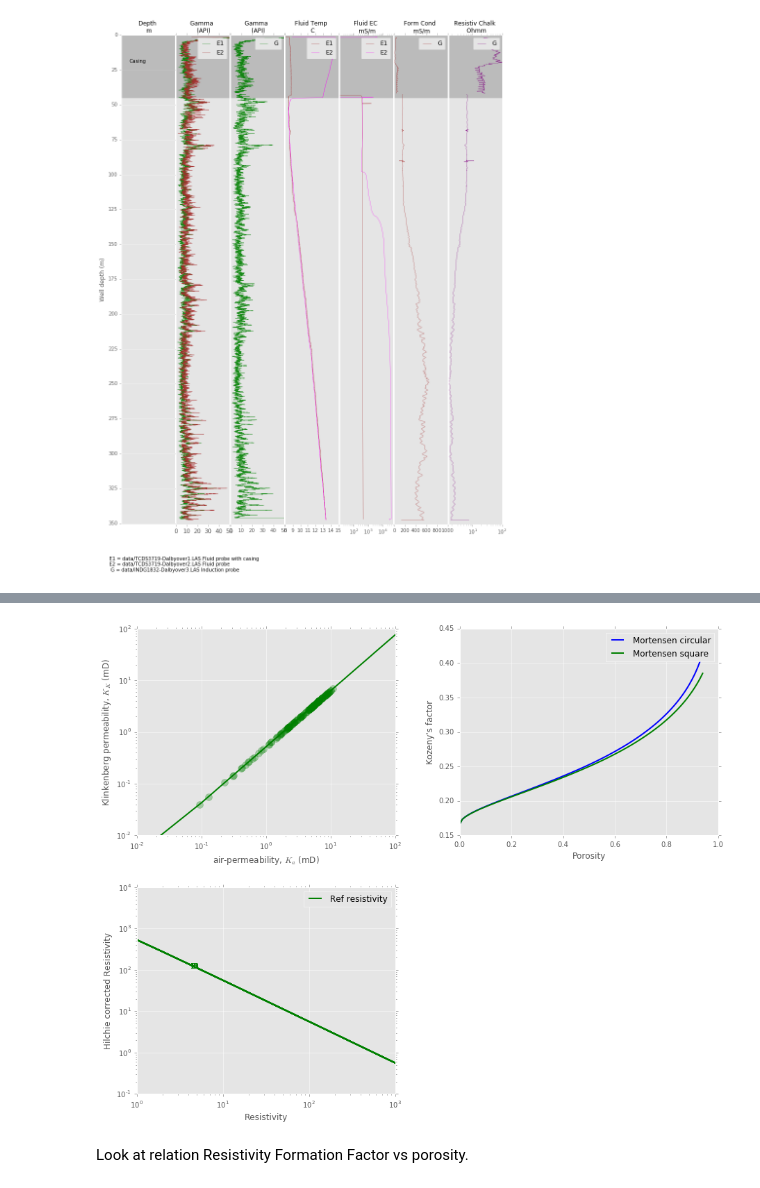
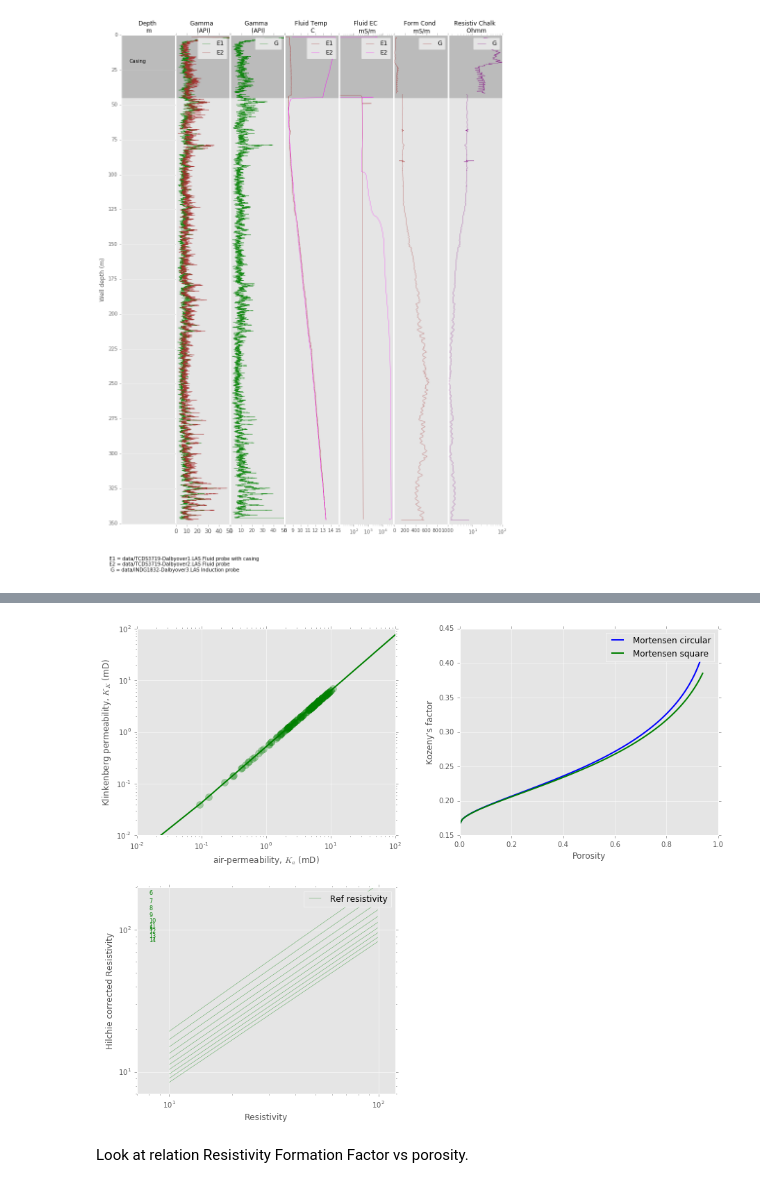
Before and after one commit to TobbeTripitaka/Dalbyover, a Jupyter notebook: Dalbyover sonic log.ipynb, the cells around one changed output, grey strips where cells are left out. Cells and saved outputs as stored; diff of their text form; code cells hidden in the pictures.

```diff
--- a/Dalbyover sonic log.ipynb
+++ b/Dalbyover sonic log.ipynb
@@ -565,12 +565,12 @@ mortensen2 = lambda c_phi: 1./(4*math.cos((1./3)*math.acos(c_phi*2-1)+4*math.pi/
 ref_D = 1000
 T1=(data.loc[ref_D,'TEMP_E1']+data.loc[ref_D,'TEMP_E2'])/2
 R1=1000/data.loc[ref_D,'COND_G']
-hilchie = lambda (T2): R1*(T1+10**(-0.340396*math.log10(R1)-0.641427))/(T2+10**(-0.340396*math.log10(R1)-0.641427))
+hilchie = lambda (R2): R1*(T1+10.**(-0.340396*math.log10(R1)+0.641427))/(T2+10.**(-0.340396*math.log10(R1)+0.641427))
 
 # Make ranges
 per_range = np.arange(0, 100, 0.1)
 por_range = np.arange(0, 0.95, 0.01)
-cond_range = np.arange(0, 1000, 1)
+res_range = np.arange(10, 100, 1)
 
 #Plot
 ax1 = plt.subplot(2, 2, 1)
@@ -579,38 +579,41 @@ klinkenberg_samples = np.array([klinkenberg(c) for c in data['PERMEABILITY'][mas
 plt.plot(per_range,klinkenberg_range,'g',lw=2,label="")
 plt.plot(data['PERMEABILITY'][mask],klinkenberg_samples,'.g', markersize=20, alpha = 0.3,label="")
 ax1.set_xscale('log')
 ax1.set_yscale('log')
 plt.ylabel('Klinkenberg permeability, $K_K$ (mD)', fontsize = 12)
 plt.xlabel('air-permeability, $K_a$ (mD)', fontsize = 12)
 
 ax2=plt.subplot(2, 2, 2)
 mortensen1_range = np.array([mortensen1(c) for c in por_range])
 mortensen2_range = np.array([mortensen2(c) for c in por_range])
 plt.plot(por_range,mortensen1_range,'b',lw=2,label="Mortensen circular")
 plt.plot(por_range,mortensen2_range,'g',lw=2,label="Mortensen square")
 plt.ylabel("Kozeny's factor", fontsize = 12)
 plt.xlabel('Porosity', fontsize = 12)
 plt.legend()
 klinkenberg_perm = np.array([klinkenberg(c) for c in PERM_inter])
 Kozeny_factor = np.array([mortensen1(c) for c in (0.01*POR_inter)])
 
 ax3=plt.subplot(2, 2, 3)
 hilchie_temps = xrange(5,15,1)
 for T2 in hilchie_temps:
-    hilchie_range = np.array([hilchie(R2) for R2 in cond_range])
-    plt.plot(cond_range,hilchie_range,'g',lw=2)
-    ax3.text(4.2, hilchie(5)-2, str(T2), fontsize=10,color='g')
+    ax3.text(8, hilchie(10), str(T2), fontsize=8, color='g')
+    hilchie_range = np.array([hilchie(R1) for R1 in res_range])
+    plt.plot(res_range,hilchie_range,'g',lw=0.3)
 
-plt.plot(cond_range,hilchie_range,'g',lw=2,label='Ref resistivity')
+
+plt.plot(res_range+10000,hilchie_range,'g',lw=0.3, label='Ref resistivity')
 plt.legend()
 plt.ylabel('Hilchie corrected Resistivity', fontsize = 12)
 plt.xlabel('Resistivity', fontsize = 12)
 ax3.set_xscale('log')
 ax3.set_yscale('log')
+plt.xlim(7, 120)
+plt.ylim(7, 200)
 
 plt.show()
 # %% [output]
-[figure, old version]
+[figure, new version]
 # %% [markdown]
 Look at relation Resistivity Formation Factor vs porosity.
 # %%
```
Also changed, not shown: parts of 5 cells of this notebook.
